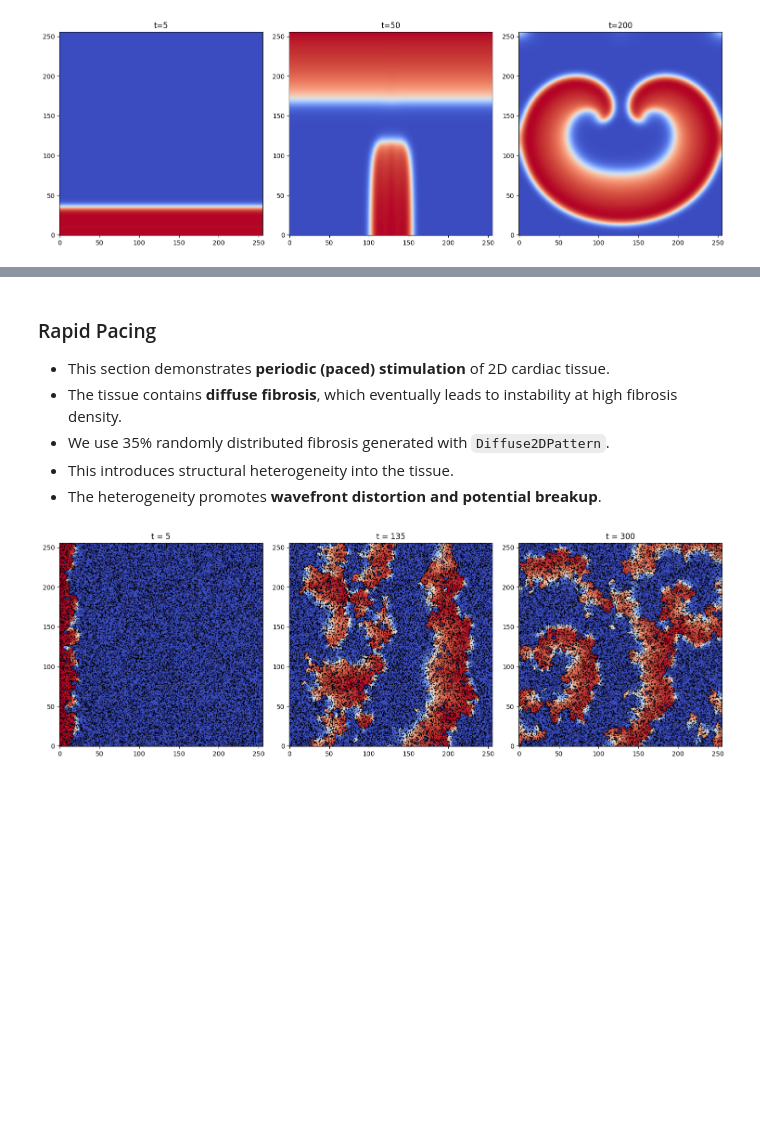
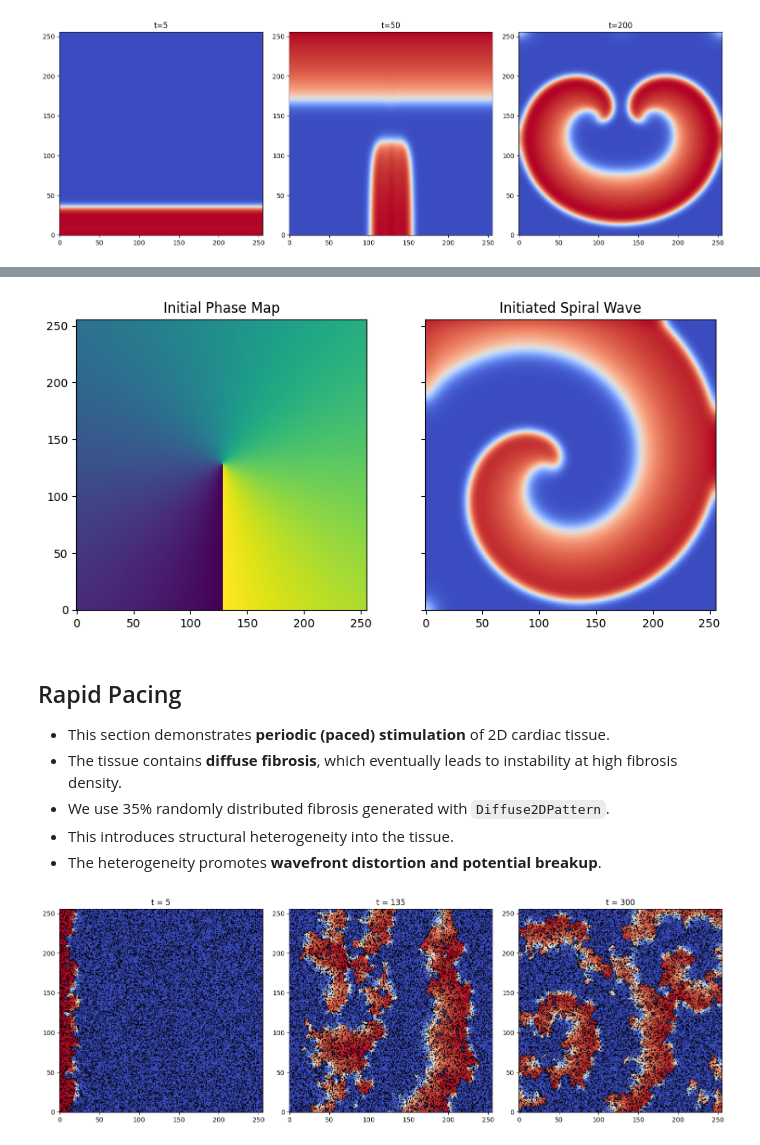
Before and after one commit to finitewave/Finitewave, a Jupyter notebook: Tutorials/SpiralWavesInitiation.ipynb, the cells around one changed output, grey strips where cells are left out. Saved outputs shown, nothing was run; the diff lists cells and outputs as text; code cells hidden in the pictures; blank space fills up the shorter version.

```diff
--- a/Tutorials/SpiralWavesInitiation.ipynb
+++ b/Tutorials/SpiralWavesInitiation.ipynb
@@ -204,5 +331,41 @@ plt.show()
+# %%
+
+# set up the tissue:
+tissue = fw.CardiacTissueGrid([n, n], dr=0.25)
+
+# prepace the model to ensure that the state variables are at their limit cycle.
+model = fw.AlievPanfilov()
+model.prepacing(stim_prepacing)
+
+# create model object and set up parameters:
+simulation = fw.CardiacSimulation(backend='mlx')
+simulation.dt = 0.01
+simulation.t_max = 100
+simulation.cardiac_model = model
+simulation.cardiac_tissue = tissue
+simulation.initialize()
+
+# set the state variables according to the phase map:
+state_vars = {'u': u_map.flatten(),
+              'v': v_map.flatten()}
+model.update_state_variables(state_vars)
+
+# run the model without re-initializing to keep the state variables at their set values:
+simulation.run(initialize=False)
+
+u = model.output("u")
+
+# show the potential map at the end of calculations:
+fig, axs = plt.subplots(ncols=2, figsize=(10, 5), sharex=True, sharey=True)
+axs[0].imshow(phase_map, cmap='viridis', origin='lower')
+axs[0].set_title('Initial Phase Map')
+axs[1].imshow(u, cmap='coolwarm', origin='lower')
+axs[1].set_title('Initiated Spiral Wave')
+plt.show()
+# %% [output]
+[figure, added]
 # %% [markdown]
-### Rapid Pacing
+## Rapid Pacing
 
 - This section demonstrates **periodic (paced) stimulation** of 2D cardiac tissue.
 - The tissue contains **diffuse fibrosis**, which eventually leads to instability at high fibrosis density.
```
Also changed, not shown: parts of 6 cells of this notebook, 4 other files.
